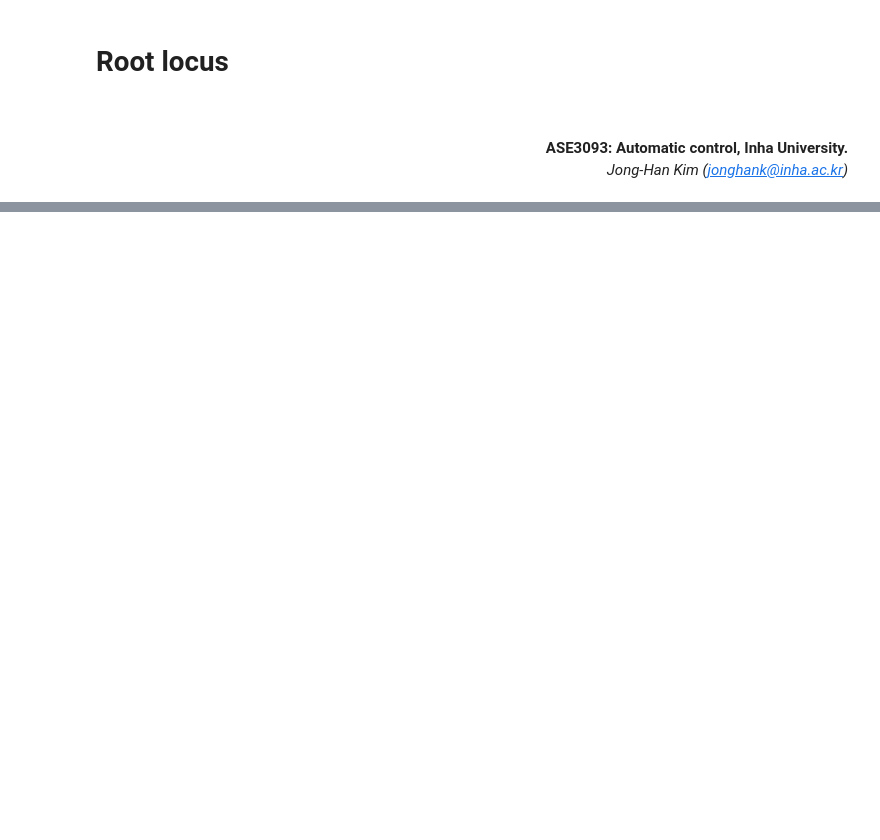
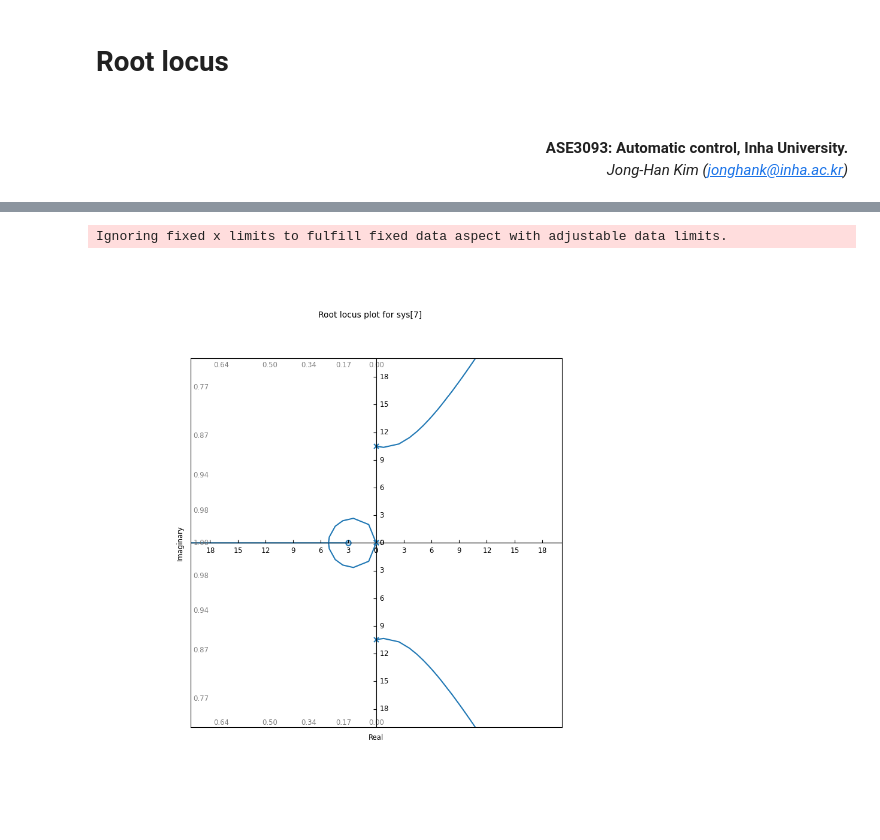
Before and after one commit to Donghoon-Y/inha, a Jupyter notebook: ase3093/root_locus.ipynb, the cells around one changed output, grey strips where cells are left out. Cells and saved outputs as stored; diff of their text form; code cells hidden in the pictures; blank space fills up the shorter version.

```diff
--- a/ase3093/root_locus.ipynb
+++ b/ase3093/root_locus.ipynb
@@ -150,0 +161,14 @@ WARNING:matplotlib.axes._base:Ignoring fixed x limits to fulfill fixed data aspe
+# %%
+num = np.array([10, 30])
+den = np.array([1, 0, 110,0,0])
+G = tf(num, den)
+
+ar = 20
+rlocus(G)
+fig = plt.gcf().set_size_inches(8, 8)
+plt.xlim([-ar, ar]), plt.ylim([-ar, ar])
+plt.grid()
+plt.show()
+# %% [output]
+Ignoring fixed x limits to fulfill fixed data aspect with adjustable data limits.
+[figure, added]
```
Also changed, not shown: parts of 11 cells of this notebook, 1 other file.
